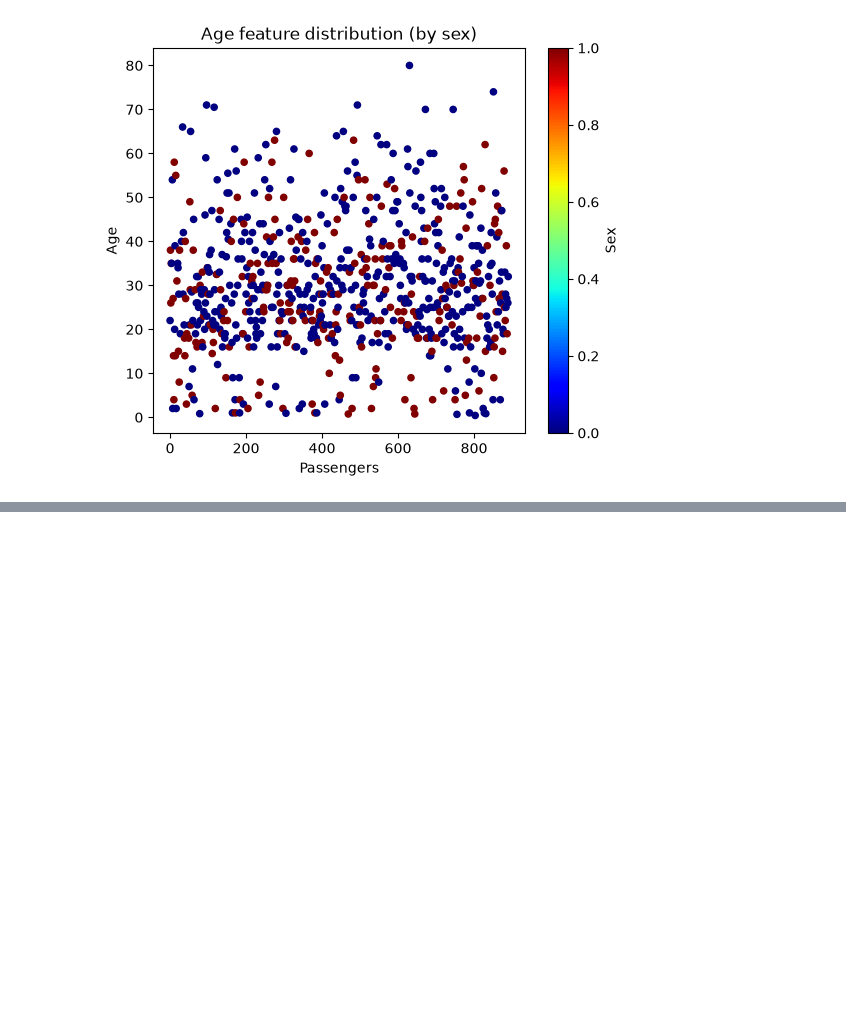
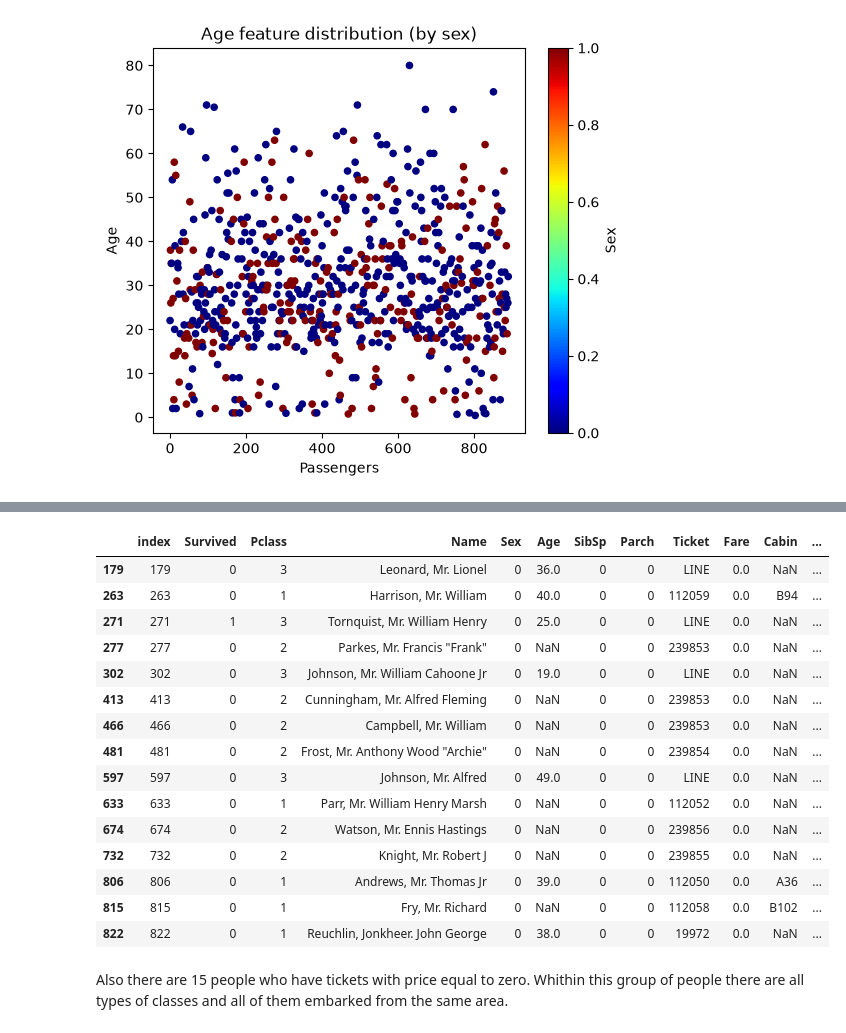
Before and after one commit to SpaceMakerc/Titanic---Machine-Learning-from-Disaster, a Jupyter notebook: titanic.ipynb, the cells around one changed output, grey strips where cells are left out. Drawn from its saved outputs; the diff is of its cells as text; code cells hidden in the pictures; blank space fills up the shorter version.

```diff
--- a/titanic.ipynb
+++ b/titanic.ipynb
@@ -244,0 +328,21 @@ age_pipeline = make_pipeline(
+# %%
+titanic_train_data_copy.loc[titanic_train_data_copy["Fare"] == 0]
+# %% [output]
+|  | index | Survived | Pclass | Name | Sex | Age | SibSp | Parch | Ticket | Fare | Cabin | ... |
+| 179 | 179 | 0 | 3 | Leonard, Mr. Lionel | 0 | 36.0 | 0 | 0 | LINE | 0.0 | NaN | ... |
+| 263 | 263 | 0 | 1 | Harrison, Mr. William | 0 | 40.0 | 0 | 0 | 112059 | 0.0 | B94 | ... |
+| 271 | 271 | 1 | 3 | Tornquist, Mr. William Henry | 0 | 25.0 | 0 | 0 | LINE | 0.0 | NaN | ... |
+| 277 | 277 | 0 | 2 | Parkes, Mr. Francis "Frank" | 0 | NaN | 0 | 0 | 239853 | 0.0 | NaN | ... |
+| 302 | 302 | 0 | 3 | Johnson, Mr. William Cahoone Jr | 0 | 19.0 | 0 | 0 | LINE | 0.0 | NaN | ... |
+| 413 | 413 | 0 | 2 | Cunningham, Mr. Alfred Fleming | 0 | NaN | 0 | 0 | 239853 | 0.0 | NaN | ... |
+| 466 | 466 | 0 | 2 | Campbell, Mr. William | 0 | NaN | 0 | 0 | 239853 | 0.0 | NaN | ... |
+| 481 | 481 | 0 | 2 | Frost, Mr. Anthony Wood "Archie" | 0 | NaN | 0 | 0 | 239854 | 0.0 | NaN | ... |
+| 597 | 597 | 0 | 3 | Johnson, Mr. Alfred | 0 | 49.0 | 0 | 0 | LINE | 0.0 | NaN | ... |
+| 633 | 633 | 0 | 1 | Parr, Mr. William Henry Marsh | 0 | NaN | 0 | 0 | 112052 | 0.0 | NaN | ... |
+| 674 | 674 | 0 | 2 | Watson, Mr. Ennis Hastings | 0 | NaN | 0 | 0 | 239856 | 0.0 | NaN | ... |
+| 732 | 732 | 0 | 2 | Knight, Mr. Robert J | 0 | NaN | 0 | 0 | 239855 | 0.0 | NaN | ... |
+| 806 | 806 | 0 | 1 | Andrews, Mr. Thomas Jr | 0 | 39.0 | 0 | 0 | 112050 | 0.0 | A36 | ... |
+| 815 | 815 | 0 | 1 | Fry, Mr. Richard | 0 | NaN | 0 | 0 | 112058 | 0.0 | B102 | ... |
+| 822 | 822 | 0 | 1 | Reuchlin, Jonkheer. John George | 0 | 38.0 | 0 | 0 | 19972 | 0.0 | NaN | ... |
+# %% [markdown]
+Also there are 15 people who have tickets with price equal to zero. Whithin this group of people there are all types of classes and all of them embarked from the same area.
```
Also changed, not shown: parts of 11 cells of this notebook.
